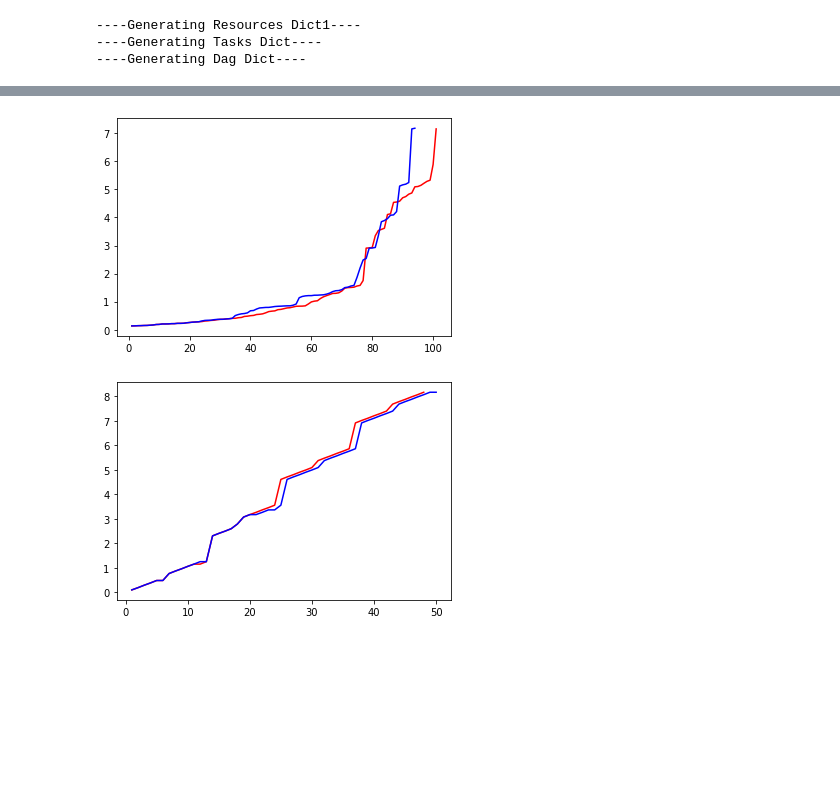
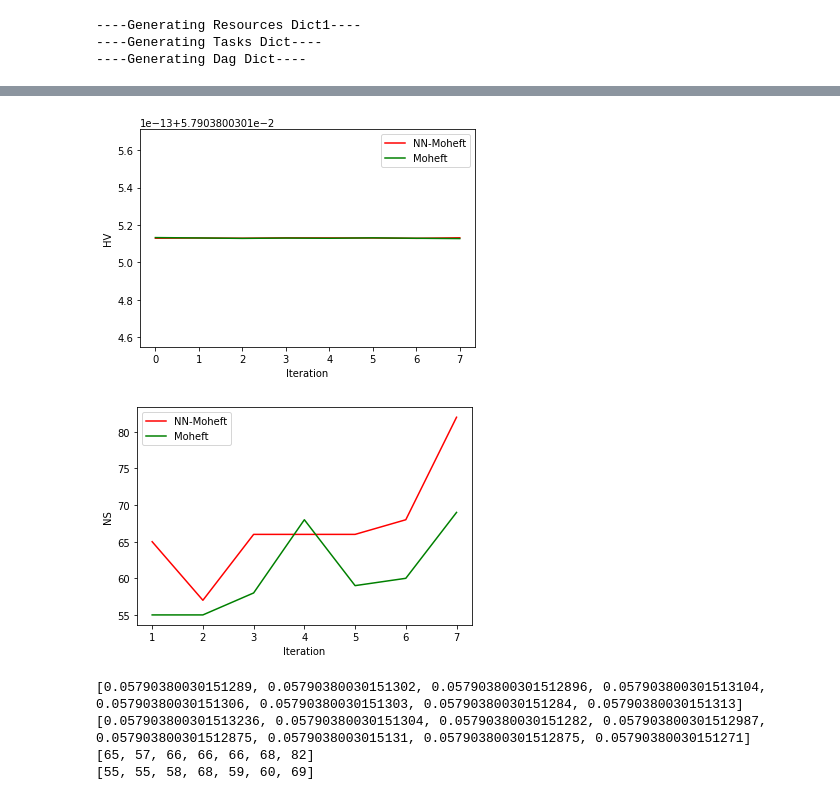
Before and after one commit to void-trinity/Major-Project, a Jupyter notebook: Major_Project.ipynb, the cells around one changed output, grey strips where cells are left out. Drawn from its saved outputs; the diff is of its cells as text; code cells hidden in the pictures; blank space fills up the shorter version.

```diff
--- a/Major_Project.ipynb
+++ b/Major_Project.ipynb
@@ -837,6 +862,7 @@ def round_result(result):
 def validate_solution(filename, result, tasks_dict, resources_dict, dag_dict, parent_solution, K, objectives):
     print(result)
     rounded_result = round_result(result)
+    b_rank = calculate_b_rank(tasks_dict)
 
     wf_list = list()
 
@@ -886,6 +912,7 @@ def validate_solution(filename, result, tasks_dict, resources_dict, dag_dict, pa
     print('Total {} duplicates found'.format(counter))
 
     for i in range(len(wf_list)):
+        wf_list[i].sort_by_b_rank(b_rank)
         wf_list[i].schedule(i, tasks_dict, resources_dict, dag_dict)
 
     wf_list = crowding_distance_sort(wf_list, K, objectives)
@@ -894,8 +921,9 @@ def validate_solution(filename, result, tasks_dict, resources_dict, dag_dict, pa
 # %%
 def train_model(t1, t2):
     model = Sequential()
-    model.add(Dense(units=2*len(t1[0]), activation='linear', input_dim=len(t1[0])))
-    model.add(Dense(len(t1[0]),activation='linear'))
+    n = len(t1[0])
+    model.add(Dense(units=2*n, activation='linear', input_dim=n))
+    model.add(Dense(n,activation='linear'))
     model.compile(optimizer = 'adam', loss='mae', metrics=['accuracy'])
     history = model.fit(t1, t2, epochs = 100, batch_size = 10, verbose=0)
     result = model.predict(t2)
@@ -914,10 +942,10 @@ dag_dict = init_task_dag(tasks_dict)
 ----Generating Tasks Dict----
 ----Generating Dag Dict----
 # %%
-def calculate_hv(workflows, objectives):
+def calculate_hv(workflows, objectives_list):
     reference_point = list()
     for o in range(objectives):
-      reference_point.append(1.1)
+        reference_point.append(1.1)
     hv = HyperVolume(reference_point)
     max_makespan = 0.0
     max_cost = 0.0
@@ -955,16 +983,15 @@ def calculate_hv(workflows, objectives):
 def frequency_of_change():
     solutions = list()
     predicted_solutions = list()
-    K_list = [100, 200, 300, 400, 500]
+    K_list = [100, 200, 300, 400, 500, 600, 700, 800, 900, 1000]
 
     for k in K_list:
         print('----K = {}----'.format(k))
         solutions.append(moheft(tasks_dict, resources_dict, dag_dict, k, objectives))
 
-    t1 = list()
-    t2 = list()
-
     for i in range(len(K_list) -2):
+        t1 = list()
+        t2 = list()
         pairs = pair_solutions(solutions[i], solutions[i+1], objectives)
         for (x, y) in pairs:
             t1.append(x.get_sorted_workflow())
@@ -1017,5 +1025,23 @@ print(calculated_hv)
-# %%
-plot(predicted_solutions[-1], moheft_solutions[-1])
-# %% [output]
-[figure, removed]
-[figure, removed]
+# %%
+predicted_hv = calculate_hv(predicted_solutions, objectives)
+calculated_hv = calculate_hv(moheft_solutions, objectives)
+plot_hv(predicted_hv, calculated_hv)
+!cp *.jpg /content/drive/My\ Drive/Major\ Project/Changing\ Frequency/HV/
+!rm -rf *.jpg
+plot_ns(predicted_solutions, moheft_solutions[2:])
+!cp *.jpg /content/drive/My\ Drive/Major\ Project/Changing\ Frequency/NS/
+!rm -rf *.jpg
+# %% [output]
+[figure, added]
+[figure, added]
+# %%
+print(predicted_hv)
+print(calculated_hv[2:])
+
+print([len(x) for x in predicted_solutions[1:]])
+print([len(x) for x in moheft_solutions[2:-1]])
+# %% [output]
+[0.05790380030151289, 0.05790380030151302, 0.057903800301512896, 0.057903800301513104, 0.05790380030151306, 0.05790380030151303, 0.05790380030151284, 0.05790380030151313]
+[0.057903800301513236, 0.05790380030151304, 0.05790380030151282, 0.057903800301512987, 0.057903800301512875, 0.0579038003015131, 0.057903800301512875, 0.05790380030151271]
+[65, 57, 66, 66, 66, 68, 82]
+[55, 55, 58, 68, 59, 60, 69]
```
Also changed, not shown: parts of 12 cells of this notebook, 1 other file.
